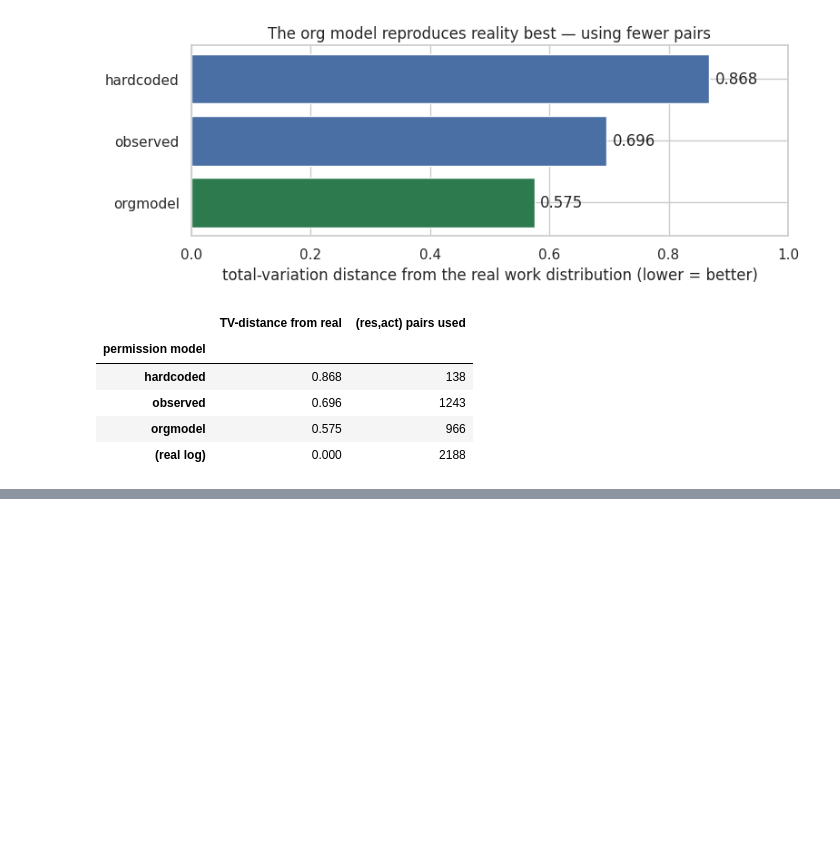
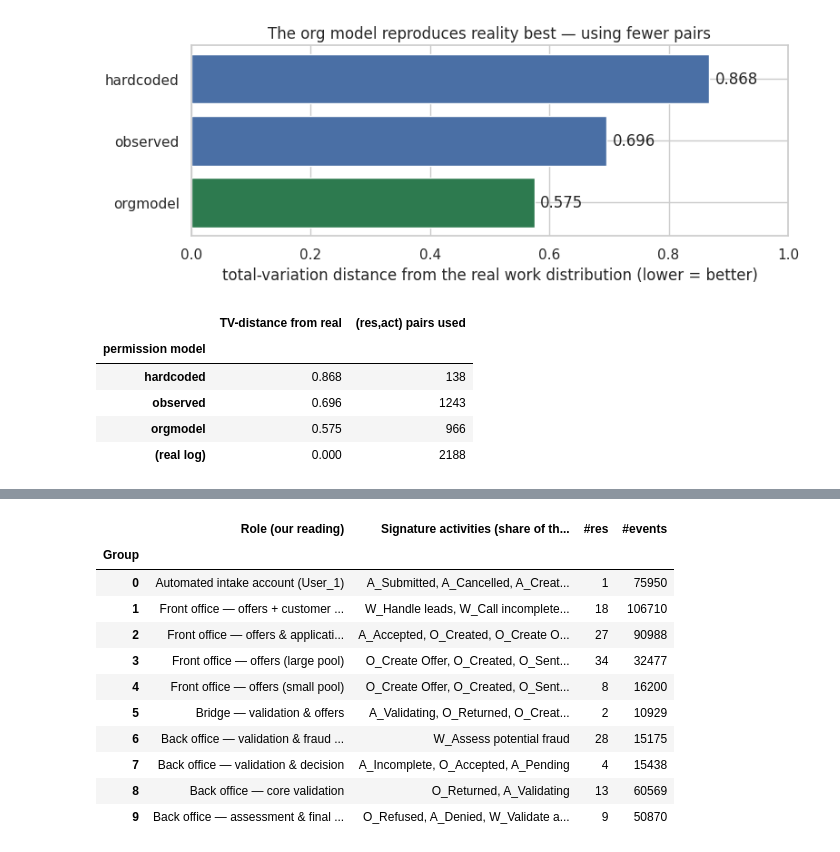
Before and after one commit to ophdn/bpic17-process-mining-group-assignment, a Jupyter notebook: notebooks/02_resource_permissions.ipynb, the cells around one changed output, grey strips where cells are left out. Cells and saved outputs as stored; diff of their text form; code cells hidden in the pictures; blank space fills up the shorter version.

```diff
--- a/notebooks/02_resource_permissions.ipynb
+++ b/notebooks/02_resource_permissions.ipynb
@@ -477,0 +470,55 @@ That is the empirical case for the advanced technique. The basic matrix records
+# %%
+# The deployed org model, straight from the JSON the simulation loads.
+om = json.load(open("../models/permissions_orgmodel.json"))
+res2grp = {m: i for i, g in enumerate(om["groups"]) for m in g["members"]}
+
+work = el[el["org:resource"].isin(res2grp)].copy()
+work["grp"] = work["org:resource"].map(res2grp)
+global_vol = work["concept:name"].value_counts()
+
+# Role names — read off each group's *signature* activities (below), not assigned a priori.
+ROLES = {
+    0: "Automated intake account (User_1)",
+    1: "Front office — offers + customer outreach",
+    2: "Front office — offers & application completion",
+    3: "Front office — offers (large pool)",
+    4: "Front office — offers (small pool)",
+    5: "Bridge — validation & offers",
+    6: "Back office — validation & fraud assessment",
+    7: "Back office — validation & decision",
+    8: "Back office — core validation",
+    9: "Back office — assessment & final decision",
+}
+
+rows = []
+for i, g in enumerate(om["groups"]):
+    sub = work[work["grp"] == i]
+    vc = sub["concept:name"].value_counts()
+    share = (vc / global_vol).reindex(vc.index)      # this group's share of each activity, bank-wide
+    # "Signature" = activities this group performs a commanding share of (>=25%), most-owned first.
+    sig = [a for a, s in share.sort_values(ascending=False).items() if s >= 0.25][:4]
+    if not sig:                                       # a diffuse pool owns nothing outright -> its busiest work
+        sig = list(vc.head(3).index)
+    rows.append({
+        "Group": i,
+        "Role (our reading)": ROLES[i],
+        "Signature activities (share of that activity bank-wide)": ", ".join(sig),
+        "#res": len(g["members"]),
+        "#events": len(sub),
+    })
+
+anatomy = pd.DataFrame(rows).set_index("Group")
+anatomy
+# %% [output]
+|  | Role (our reading) | Signature activities (share of th... | #res | #events |
+| Group |  |  |  |  |
+| 0 | Automated intake account (User_1) | A_Submitted, A_Cancelled, A_Creat... | 1 | 75950 |
+| 1 | Front office — offers + customer ... | W_Handle leads, W_Call incomplete... | 18 | 106710 |
+| 2 | Front office — offers & applicati... | A_Accepted, O_Created, O_Create O... | 27 | 90988 |
+| 3 | Front office — offers (large pool) | O_Create Offer, O_Created, O_Sent... | 34 | 32477 |
+| 4 | Front office — offers (small pool) | O_Create Offer, O_Created, O_Sent... | 8 | 16200 |
+| 5 | Bridge — validation & offers | A_Validating, O_Returned, O_Creat... | 2 | 10929 |
+| 6 | Back office — validation & fraud ... | W_Assess potential fraud | 28 | 15175 |
+| 7 | Back office — validation & decision | A_Incomplete, O_Accepted, A_Pending | 4 | 15438 |
+| 8 | Back office — core validation | O_Returned, A_Validating | 13 | 60569 |
+| 9 | Back office — assessment & final ... | O_Refused, A_Denied, W_Validate a... | 9 | 50870 |
```
Also changed, not shown: parts of 6 cells of this notebook, 1 other file.
